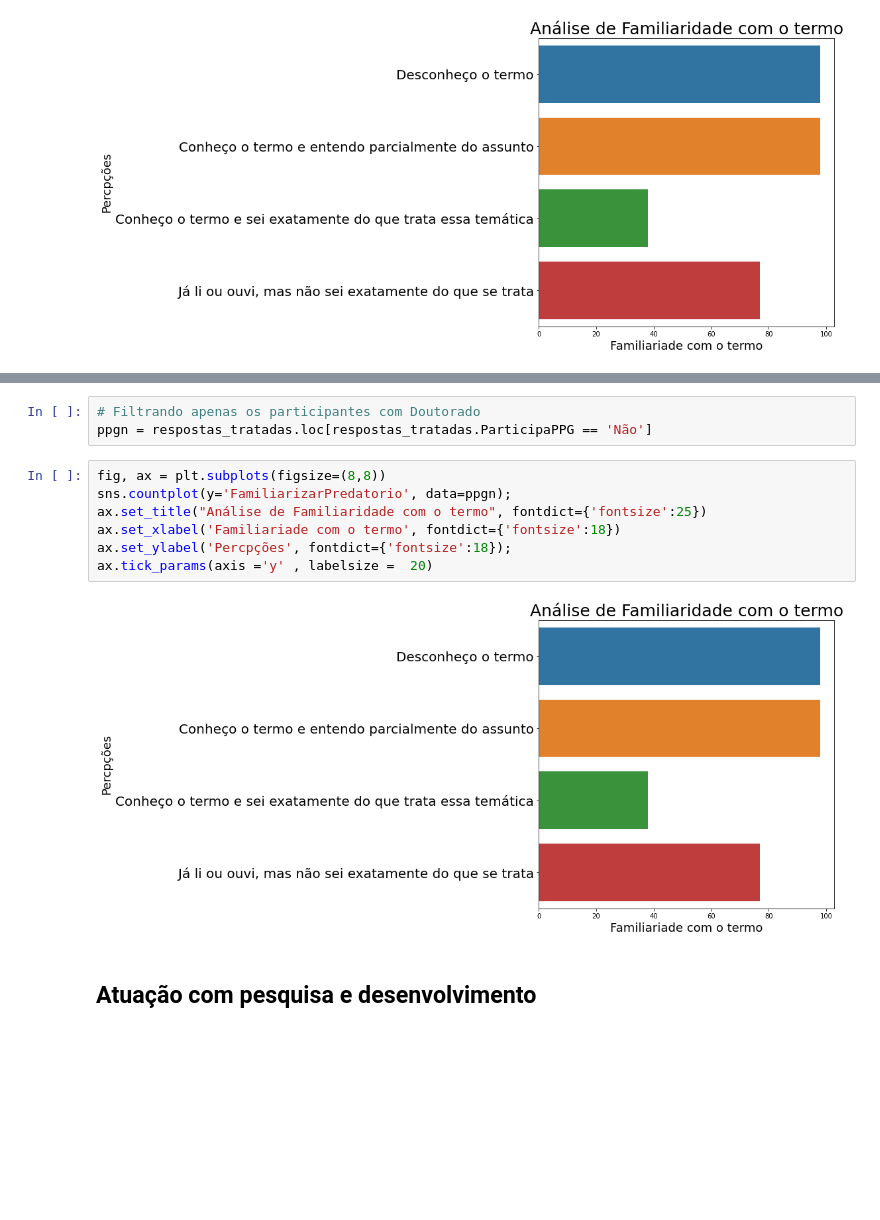
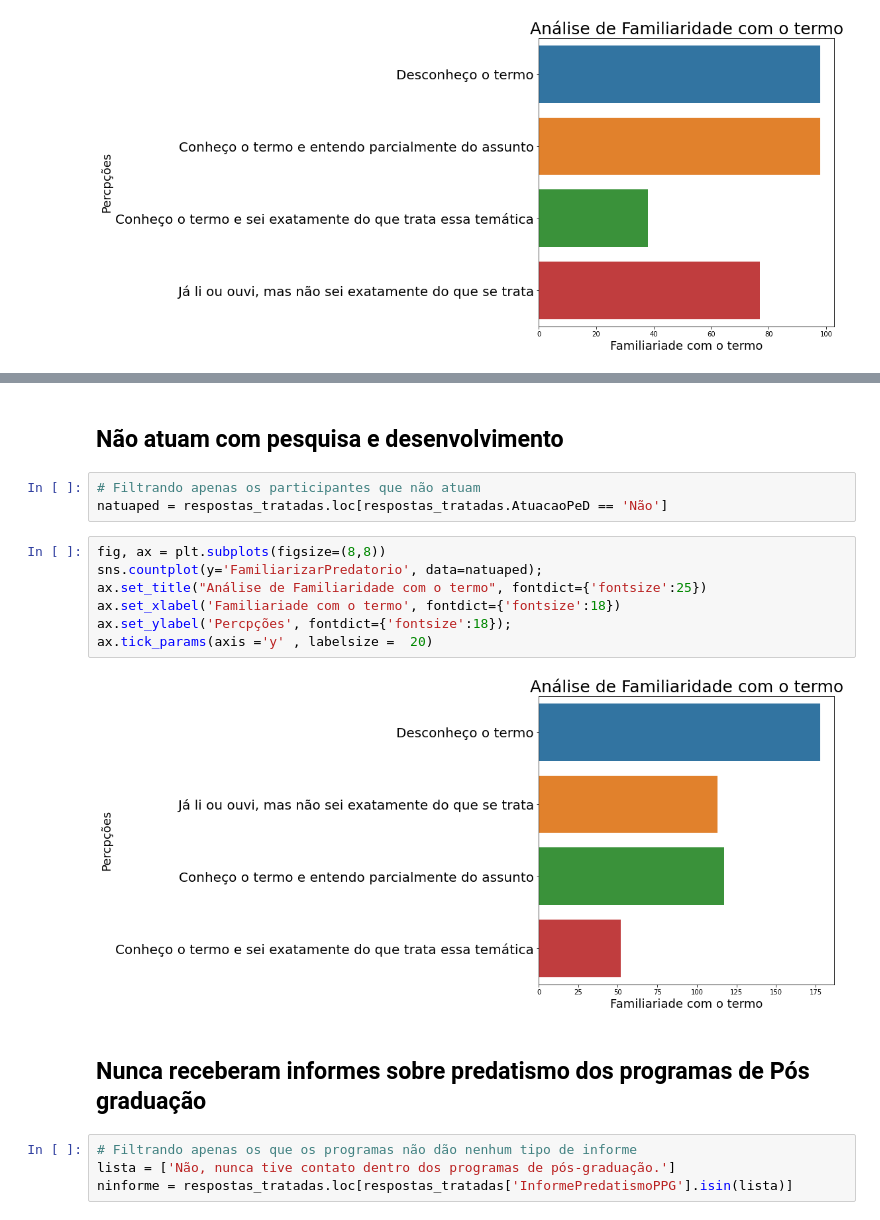
Before and after one commit to virgiliol/tcc-2.0, a Jupyter notebook: Análise_de_Correlações.ipynb, the cells around one changed output, grey strips where cells are left out. Saved outputs shown, nothing was run; the diff lists cells and outputs as text; blank space fills up the shorter version.

```diff
--- a/Análise_de_Correlações.ipynb
+++ b/Análise_de_Correlações.ipynb
@@ -159,14 +171,20 @@ ax.tick_params(axis ='y' , labelsize =  20)
+# %% [markdown]
+## Não atuam com pesquisa e desenvolvimento
 # %%
-# Filtrando apenas os participantes com Doutorado
-ppgn = respostas_tratadas.loc[respostas_tratadas.ParticipaPPG == 'Não']
+# Filtrando apenas os participantes que não atuam
+natuaped = respostas_tratadas.loc[respostas_tratadas.AtuacaoPeD == 'Não']
 # %%
 fig, ax = plt.subplots(figsize=(8,8))
-sns.countplot(y='FamiliarizarPredatorio', data=ppgn);
+sns.countplot(y='FamiliarizarPredatorio', data=natuaped);
 ax.set_title("Análise de Familiaridade com o termo", fontdict={'fontsize':25})
 ax.set_xlabel('Familiariade com o termo', fontdict={'fontsize':18})
 ax.set_ylabel('Percpções', fontdict={'fontsize':18});
 ax.tick_params(axis ='y' , labelsize =  20)
 # %% [output]
-[figure, old version]
+[figure, new version]
-# %% [markdown]
-## Atuação com pesquisa e desenvolvimento
+# %% [markdown]
+## Nunca receberam informes sobre predatismo dos programas de Pós graduação
+# %%
+# Filtrando apenas os que os programas não dão nenhum tipo de informe
+lista = ['Não, nunca tive contato dentro dos programas de pós-graduação.']
+ninforme = respostas_tratadas.loc[respostas_tratadas['InformePredatismoPPG'].isin(lista)]
```
Also changed, not shown: parts of 35 cells of this notebook.
